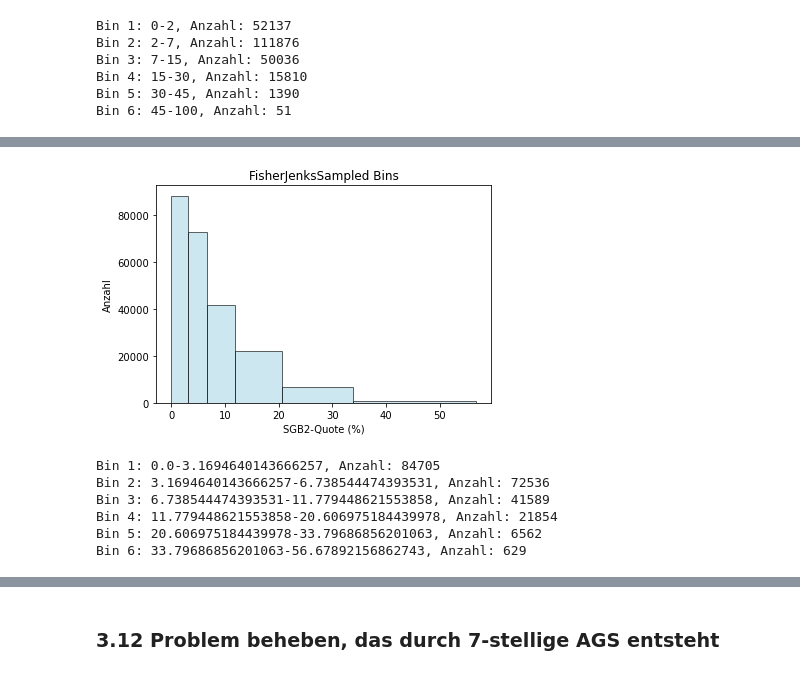
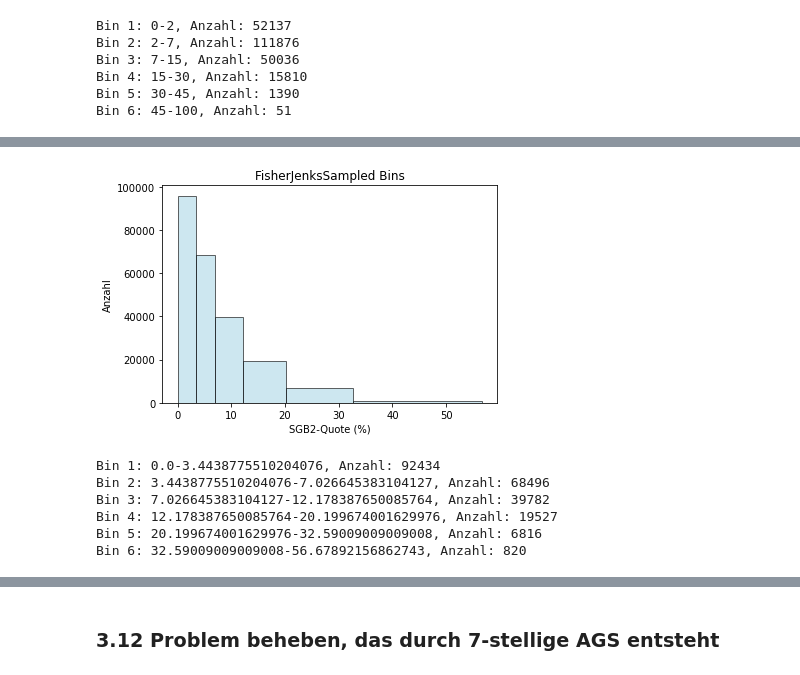
Before and after one commit to tobias-vetterle/mikrokosmos, a Jupyter notebook: aufbereitung_mikrokosmos.ipynb, the cells around one changed output, grey strips where cells are left out. Saved outputs shown, nothing was run; the diff lists cells and outputs as text; code cells hidden in the pictures.

```diff
--- a/aufbereitung_mikrokosmos.ipynb
+++ b/aufbereitung_mikrokosmos.ipynb
@@ -472,10 +456,10 @@ __Gleichmaessige Intervalle__: Hierbei wird der gesamte Bereich der Daten in gle
 num_bins = 5
 
 # Gleichmaessige Intervalle berechnen
-bin_edges = np.linspace(stacked_lb_bev_ue100['SGB2-Quote (%)'].min(), stacked_lb_bev_ue100['SGB2-Quote (%)'].max(), num_bins + 1)
+bin_edges = np.linspace(stacked_lb_bev_ue70['SGB2-Quote (%)'].min(), stacked_lb_bev_ue70['SGB2-Quote (%)'].max(), num_bins + 1)
 
 # Histogramm erstellen
-plt.hist(stacked_lb_bev_ue100['SGB2-Quote (%)'], bins=bin_edges, edgecolor='black', color='lightblue', alpha=0.6)
+plt.hist(stacked_lb_bev_ue70['SGB2-Quote (%)'], bins=bin_edges, edgecolor='black', color='lightblue', alpha=0.6)
 plt.xlabel('SGB2-Quote (%)')
 plt.ylabel('Anzahl')
 plt.title('Gleichmaessige-Intervalle-Bins')
@@ -484,7 +468,7 @@ plt.show()
 # Bins und Anzahl der Werte ausgeben
 for i in range(num_bins):
     bin_range = f'{bin_edges[i]:.2f}-{bin_edges[i+1]:.2f}'
-    count = ((stacked_lb_bev_ue100['SGB2-Quote (%)'] >= bin_edges[i]) & (stacked_lb_bev_ue100['SGB2-Quote (%)'] < bin_edges[i+1])).sum()
+    count = ((stacked_lb_bev_ue70['SGB2-Quote (%)'] >= bin_edges[i]) & (stacked_lb_bev_ue70['SGB2-Quote (%)'] < bin_edges[i+1])).sum()
     print(f'Bin {i+1}: {bin_range}, Anzahl: {count}')
 # %% [output]
 [figure]
@@ -500,12 +484,12 @@ __Standardabweichung__: Hierbei werden Bins basierend auf der statistischen Stan
 num_bins = 5
 
 # Standardabweichung berechnen
-mean = stacked_lb_bev_ue100['SGB2-Quote (%)'].mean()
-std = stacked_lb_bev_ue100['SGB2-Quote (%)'].std()
-bin_edges = [mean - 2*std, mean - std, mean, mean + std, mean + 2*std, stacked_lb_bev_ue100['SGB2-Quote (%)'].max()]
+mean = stacked_lb_bev_ue70['SGB2-Quote (%)'].mean()
+std = stacked_lb_bev_ue70['SGB2-Quote (%)'].std()
+bin_edges = [mean - 2*std, mean - std, mean, mean + std, mean + 2*std, stacked_lb_bev_ue70['SGB2-Quote (%)'].max()]
 
 # Histogramm erstellen
-plt.hist(stacked_lb_bev_ue100['SGB2-Quote (%)'], bins=bin_edges, edgecolor='black', color='lightblue', alpha=0.6)
+plt.hist(stacked_lb_bev_ue70['SGB2-Quote (%)'], bins=bin_edges, edgecolor='black', color='lightblue', alpha=0.6)
 plt.xlabel('SGB2-Quote (%)')
 plt.ylabel('Anzahl')
 plt.title('Standardabweichung-Bins')
@@ -514,7 +498,7 @@ plt.show()
 # Bins und Anzahl der Werte ausgeben
 for i in range(len(bin_edges)-1):
     bin_range = f'{bin_edges[i]:.2f}-{bin_edges[i+1]:.2f}'
-    count = ((stacked_lb_bev_ue100['SGB2-Quote (%)'] >= bin_edges[i]) & (stacked_lb_bev_ue100['SGB2-Quote (%)'] < bin_edges[i+1])).sum()
+    count = ((stacked_lb_bev_ue70['SGB2-Quote (%)'] >= bin_edges[i]) & (stacked_lb_bev_ue70['SGB2-Quote (%)'] < bin_edges[i+1])).sum()
     print(f'Bin {i+1}: {bin_range}, Anzahl: {count}')
 # %% [output]
 [figure]
@@ -530,7 +514,7 @@ __Benutzerdefinierte Bins__:  Hier kann der Benutzer die Bins manuell festlegen,
 custom_bins = [0, 2, 7, 15, 30, 45, 100]
 
 # Histogramm erstellen
-plt.hist(stacked_lb_bev_ue100['SGB2-Quote (%)'], bins=custom_bins, edgecolor='black', color='lightblue', alpha=0.6)
+plt.hist(stacked_lb_bev_ue70['SGB2-Quote (%)'], bins=custom_bins, edgecolor='black', color='lightblue', alpha=0.6)
 plt.xlabel('SGB2-Quote (%)')
 plt.ylabel('Anzahl')
 plt.title('Benutzerdefinierte Bins')
@@ -539,7 +523,7 @@ plt.show()
 # Bins und Anzahl der Werte ausgeben
 for i in range(len(custom_bins)-1):
     bin_range = f'{custom_bins[i]}-{custom_bins[i+1]}'
-    count = ((stacked_lb_bev_ue100['SGB2-Quote (%)'] >= custom_bins[i]) & (stacked_lb_bev_ue100['SGB2-Quote (%)'] < custom_bins[i+1])).sum()
+    count = ((stacked_lb_bev_ue70['SGB2-Quote (%)'] >= custom_bins[i]) & (stacked_lb_bev_ue70['SGB2-Quote (%)'] < custom_bins[i+1])).sum()
     print(f'Bin {i+1}: {bin_range}, Anzahl: {count}')
 # %% [output]
 [figure]
@@ -554,6 +538,6 @@ __Natural-Breaks Bins__: Die Methode Natural Breaks klassifiziert die Datenpunkt
 # %%
 # Extrahieren der Werte aus der Spalte 'SGB2-Quote (%)'
-data = stacked_lb_bev_ue100['SGB2-Quote (%)'].values
+data = stacked_lb_bev_ue70['SGB2-Quote (%)'].values
 
 # Berechnen der Bins mit der NaturalBreaks-Methode
 classifier = NaturalBreaks(data, k=6)
@@ -583,27 +567,27 @@ __FisherJenks_Sampled__: Kurzbeschreibung einfuegen
 # %%
 # Extrahieren der Werte aus der Spalte 'SGB2-Quote (%)'
-data = stacked_lb_bev_ue100['SGB2-Quote (%)'].values
+data = stacked_lb_bev_ue70['SGB2-Quote (%)'].values
 
 # Berechnen der Bins mit der FisherJenksSampled-Methode
 classifier = FisherJenksSampled(data, pct=0.2, k=6)
 bins = classifier.bins
 bins = np.insert(bins, 0, 0)
 
 # Erstellen des Histogramms
 plt.hist(data, bins=bins, edgecolor='black', color='lightblue', alpha=0.6)
 plt.xlabel('SGB2-Quote (%)')
 plt.ylabel('Anzahl')
 plt.title('FisherJenksSampled Bins')
 plt.show()
 
 # Ausgabe der Bin-Ranges und der Anzahl der Werte in jedem Bin
 for i in range(len(bins)-1):
     print(f"Bin {i+1}: {bins[i]}-{bins[i+1]}, Anzahl: {((data > bins[i]) & (data <= bins[i+1])).sum()}")
 # %% [output]
-[figure, old version]
+[figure, new version]
-Bin 1: 0.0-3.1694640143666257, Anzahl: 84705
-Bin 2: 3.1694640143666257-6.738544474393531, Anzahl: 72536
-Bin 3: 6.738544474393531-11.779448621553858, Anzahl: 41589
-Bin 4: 11.779448621553858-20.606975184439978, Anzahl: 21854
-Bin 5: 20.606975184439978-33.79686856201063, Anzahl: 6562
-Bin 6: 33.79686856201063-56.67892156862743, Anzahl: 629
+Bin 1: 0.0-3.4438775510204076, Anzahl: 92434
+Bin 2: 3.4438775510204076-7.026645383104127, Anzahl: 68496
+Bin 3: 7.026645383104127-12.178387650085764, Anzahl: 39782
+Bin 4: 12.178387650085764-20.199674001629976, Anzahl: 19527
+Bin 5: 20.199674001629976-32.59009009009008, Anzahl: 6816
+Bin 6: 32.59009009009008-56.67892156862743, Anzahl: 820
```
Also changed, not shown: parts of 29 cells of this notebook.
